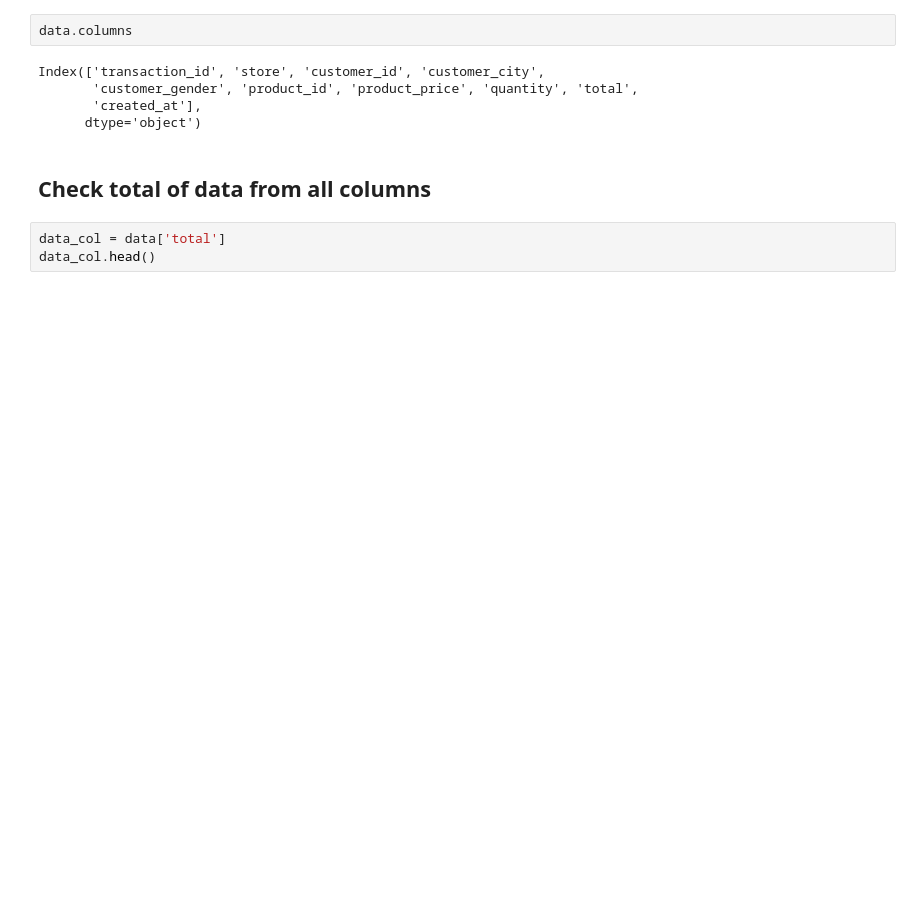
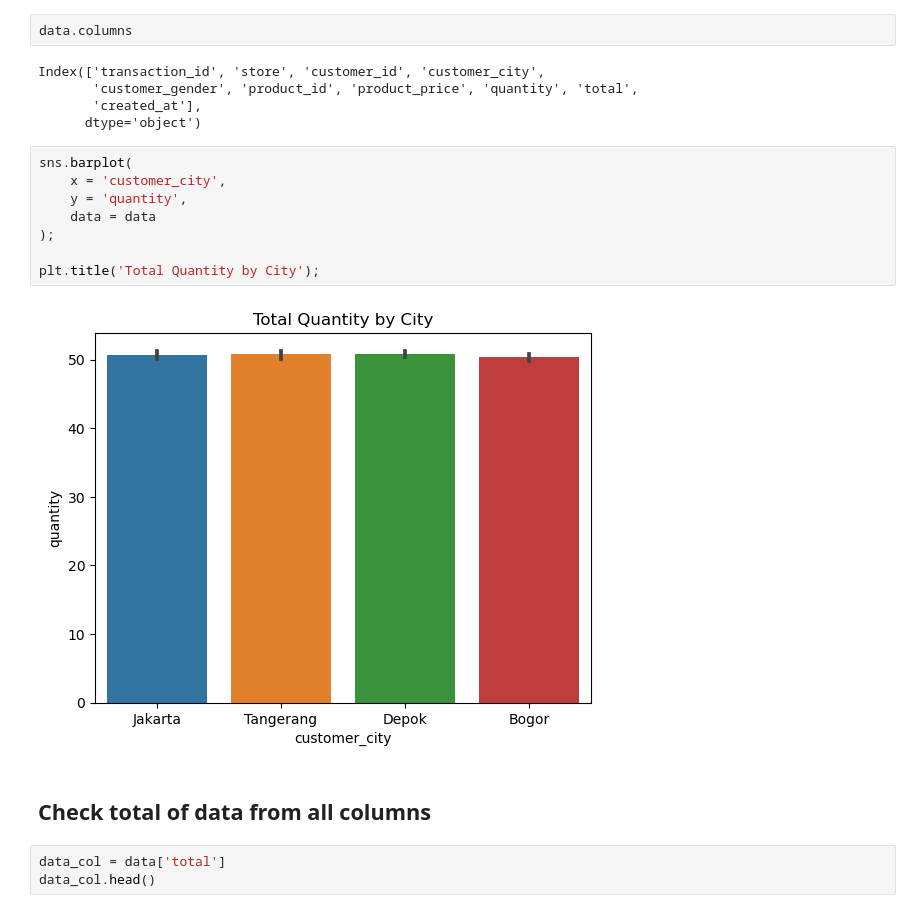
Before and after one commit to Edy-Mochamad/Analysis-Ecommers, a Jupyter notebook: ecommers.ipynb, the cells around one changed output. Saved outputs shown, nothing was run; the diff lists cells and outputs as text; blank space fills up the shorter version.

Commit message:
trying to fixing data viz

```diff
--- a/ecommers.ipynb
+++ b/ecommers.ipynb
@@ -262,6 +274,16 @@ Index(['transaction_id', 'store', 'customer_id', 'customer_city',
        'customer_gender', 'product_id', 'product_price', 'quantity', 'total',
        'created_at'],
       dtype='object')
+# %%
+sns.barplot(
+    x = 'customer_city',
+    y = 'quantity',
+    data = data
+);
+
+plt.title('Total Quantity by City');
+# %% [output]
+[figure, added]
 # %% [markdown]
 ## **Check total of data from all columns**
 # %%
```
Also changed, not shown: parts of 3 cells of this notebook.
